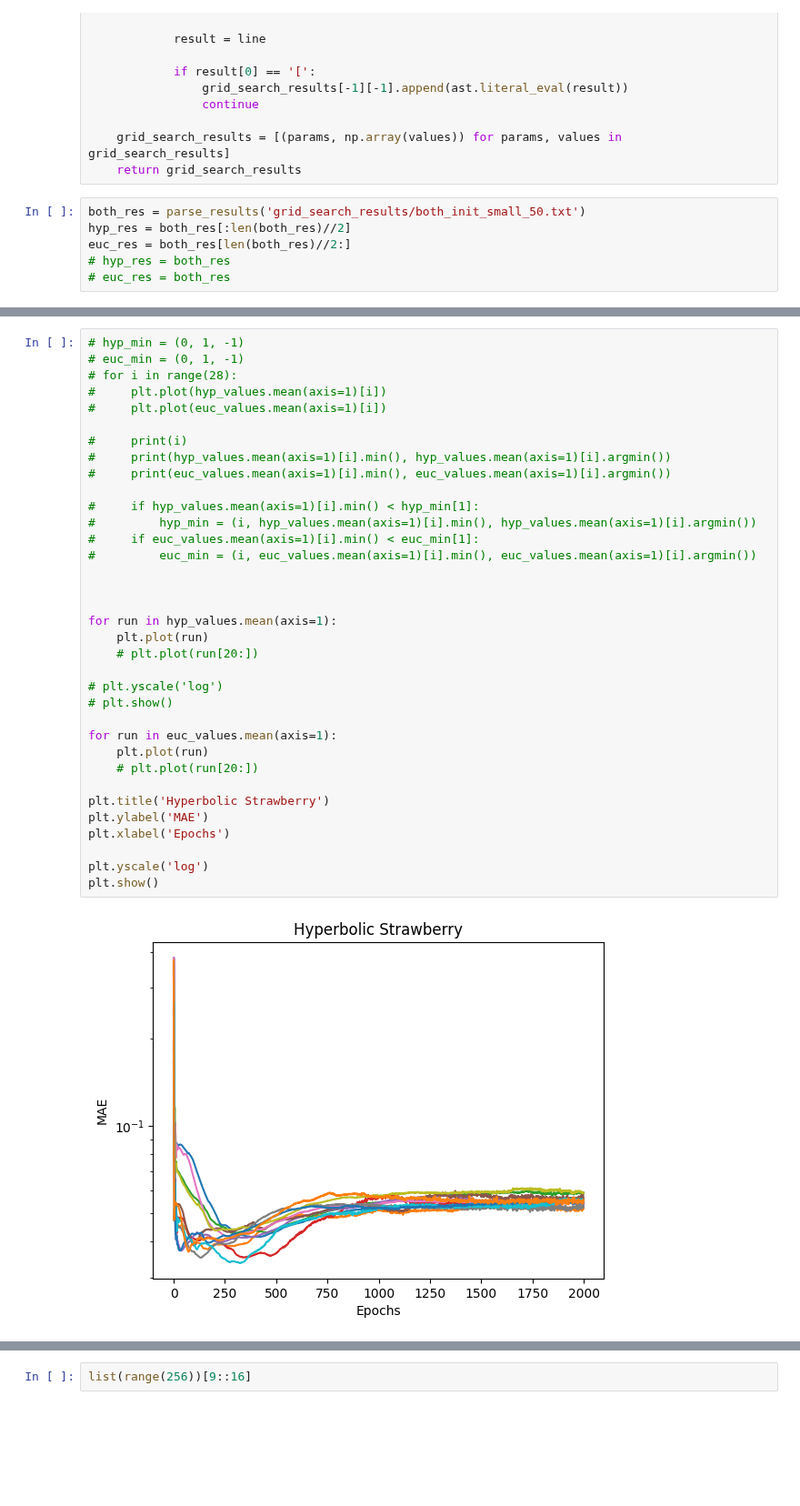
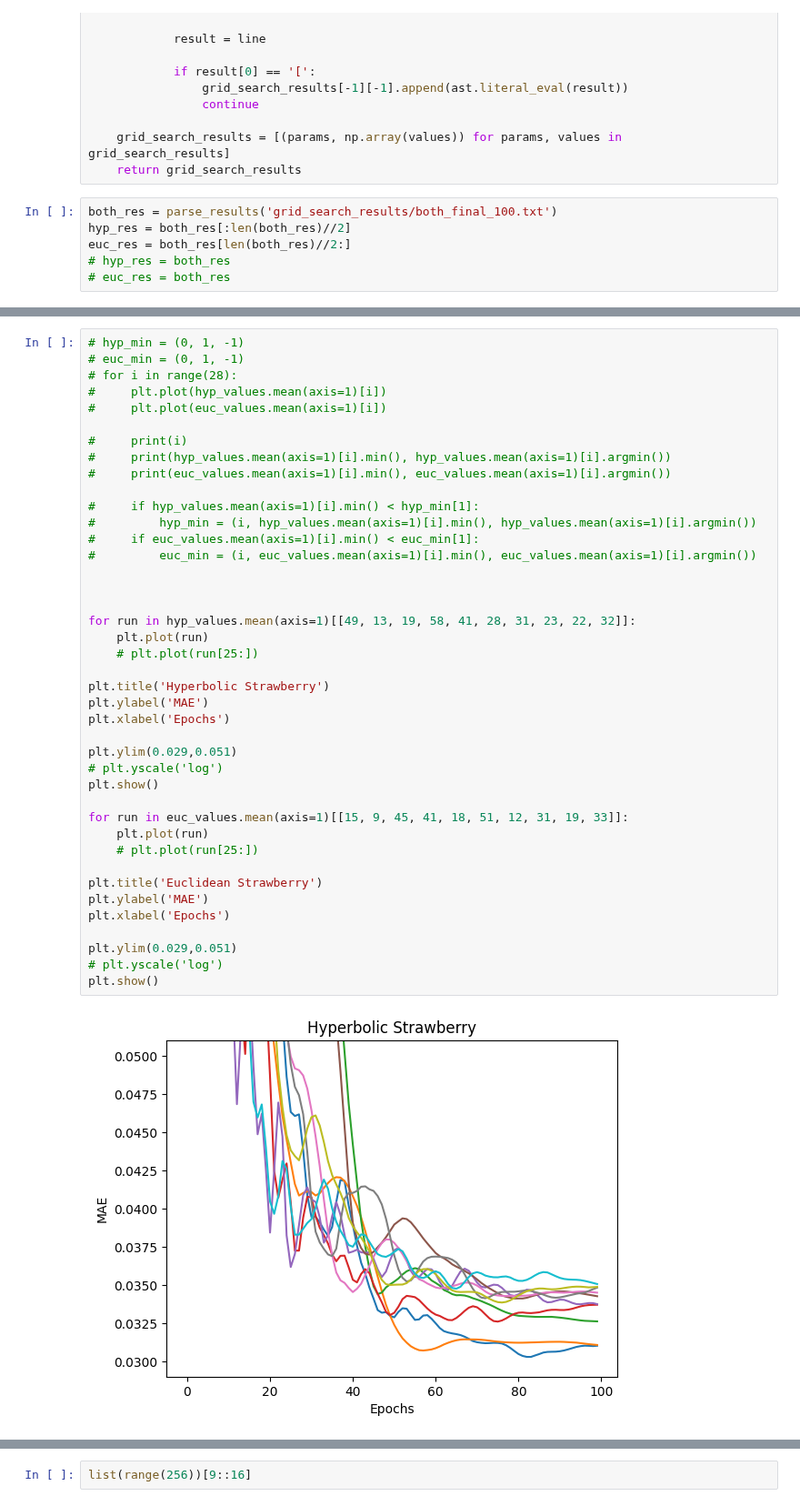
Before and after one commit to Rory-Dam/master_thesis, a Jupyter notebook: strawberry/plot_results.ipynb, the cells around one changed output, grey strips where cells are left out. Shown at 91% size. Drawn from its saved outputs; the diff is of its cells as text; blank space fills up the shorter version.

```diff
--- a/strawberry/plot_results.ipynb
+++ b/strawberry/plot_results.ipynb
@@ -35,7 +35,7 @@ def parse_results(file_name):
     grid_search_results = [(params, np.array(values)) for params, values in grid_search_results]
     return grid_search_results
 # %%
-both_res = parse_results('grid_search_results/both_init_small_50.txt')
+both_res = parse_results('grid_search_results/both_final_100.txt')
 hyp_res = both_res[:len(both_res)//2]
 euc_res = both_res[len(both_res)//2:]
 # hyp_res = both_res
@@ -176,37 +192,43 @@ print(euc_values.mean(axis=1).min(axis=1))
 # %%
 # hyp_min = (0, 1, -1)
 # euc_min = (0, 1, -1)
 # for i in range(28):
 #     plt.plot(hyp_values.mean(axis=1)[i])
 #     plt.plot(euc_values.mean(axis=1)[i])
 
 #     print(i)
 #     print(hyp_values.mean(axis=1)[i].min(), hyp_values.mean(axis=1)[i].argmin())
 #     print(euc_values.mean(axis=1)[i].min(), euc_values.mean(axis=1)[i].argmin())
 
 #     if hyp_values.mean(axis=1)[i].min() < hyp_min[1]:
 #         hyp_min = (i, hyp_values.mean(axis=1)[i].min(), hyp_values.mean(axis=1)[i].argmin())
 #     if euc_values.mean(axis=1)[i].min() < euc_min[1]:
 #         euc_min = (i, euc_values.mean(axis=1)[i].min(), euc_values.mean(axis=1)[i].argmin())
 
 
 
-for run in hyp_values.mean(axis=1):
+for run in hyp_values.mean(axis=1)[[49, 13, 19, 58, 41, 28, 31, 23, 22, 32]]:
     plt.plot(run)
-    # plt.plot(run[20:])
-
-# plt.yscale('log')
-# plt.show()
-
-for run in euc_values.mean(axis=1):
-    plt.plot(run)
-    # plt.plot(run[20:])
+    # plt.plot(run[25:])
 
 plt.title('Hyperbolic Strawberry')
 plt.ylabel('MAE')
 plt.xlabel('Epochs')
 
-plt.yscale('log')
+plt.ylim(0.029,0.051)
+# plt.yscale('log')
 plt.show()
+
+for run in euc_values.mean(axis=1)[[15, 9, 45, 41, 18, 51, 12, 31, 19, 33]]:
+    plt.plot(run)
+    # plt.plot(run[25:])
+
+plt.title('Euclidean Strawberry')
+plt.ylabel('MAE')
+plt.xlabel('Epochs')
+
+plt.ylim(0.029,0.051)
+# plt.yscale('log')
+plt.show()
 # %% [output]
-[figure, old version]
+[figure, new version]
```
Also changed, not shown: parts of 11 cells of this notebook, 13 other files.
